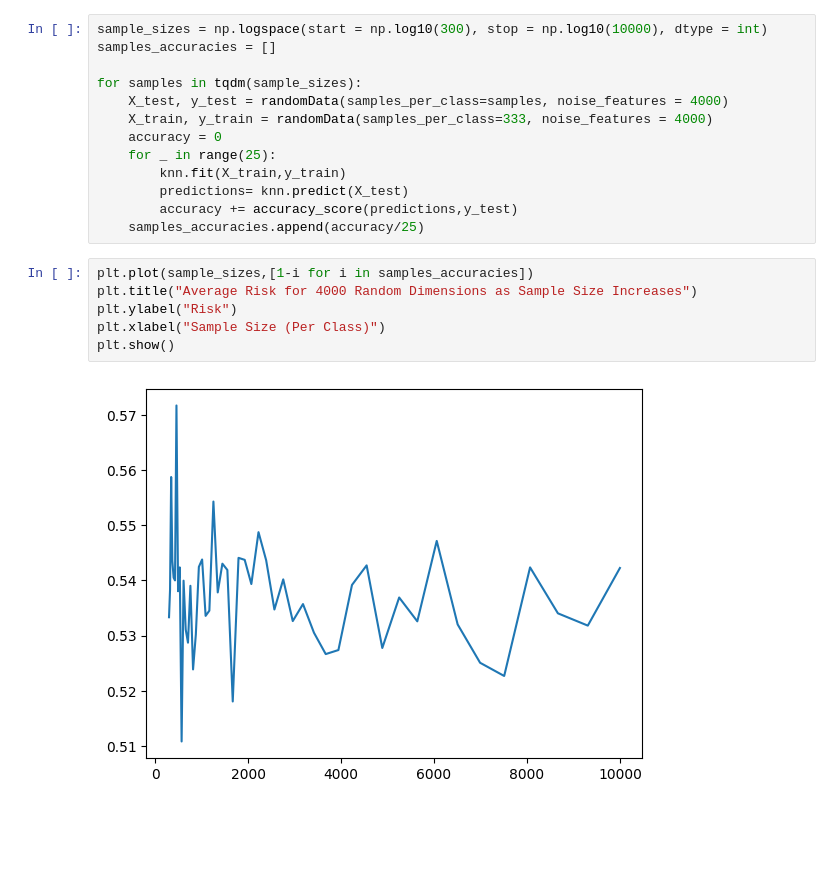
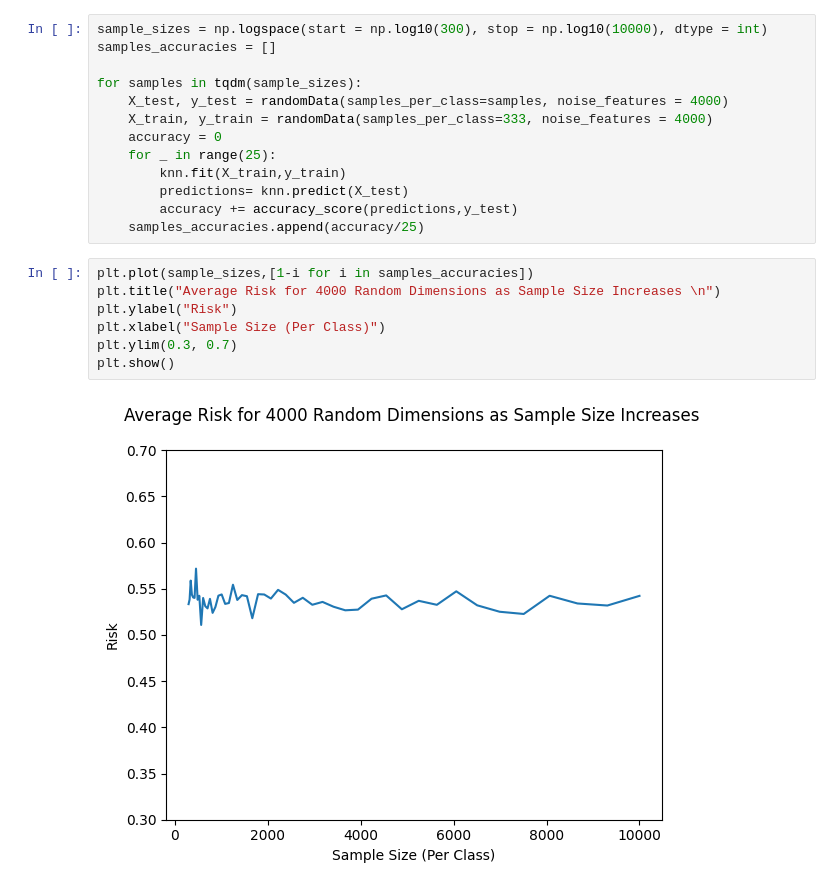
Before and after one commit to chenjoshua7/chenjoshua7.github.io, a Jupyter notebook: notebooks/cod.ipynb, the cells around one changed output. Drawn from its saved outputs; the diff is of its cells as text; blank space fills up the shorter version.

```diff
--- a/notebooks/cod.ipynb
+++ b/notebooks/cod.ipynb
@@ -77,9 +77,10 @@ for samples in tqdm(sample_sizes):
     samples_accuracies.append(accuracy/25)
 # %%
 plt.plot(sample_sizes,[1-i for i in samples_accuracies])
-plt.title("Average Risk for 4000 Random Dimensions as Sample Size Increases")
+plt.title("Average Risk for 4000 Random Dimensions as Sample Size Increases \n")
 plt.ylabel("Risk")
 plt.xlabel("Sample Size (Per Class)")
+plt.ylim(0.3, 0.7)
 plt.show()
 # %% [output]
-[figure, old version]
+[figure, new version]
```
Also changed, not shown: 7 other files.
